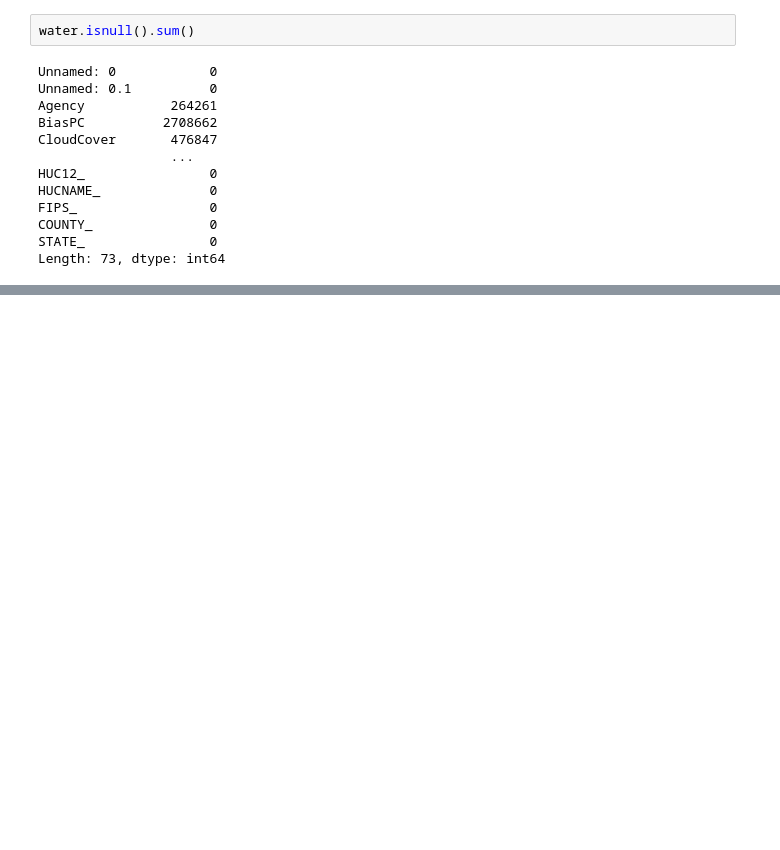
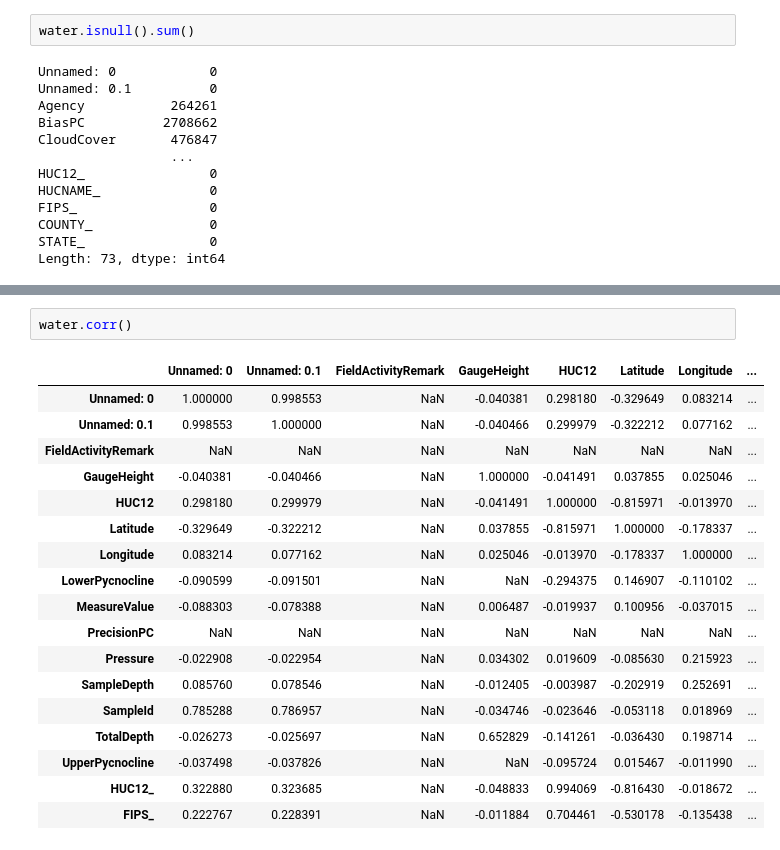
Before and after one commit to Bryan-Lange/Hack-the-Bay-Project, a Jupyter notebook: notebooks/dataload.ipynb, the cells around one changed output, grey strips where cells are left out. Cells and saved outputs as stored; diff of their text form; blank space fills up the shorter version.

```diff
--- a/notebooks/dataload.ipynb
+++ b/notebooks/dataload.ipynb
@@ -47,0 +84,21 @@ Length: 73, dtype: int64
+# %%
+water.corr()
+# %% [output]
+|  | Unnamed: 0 | Unnamed: 0.1 | FieldActivityRemark | GaugeHeight | HUC12 | Latitude | Longitude | ... |
+| Unnamed: 0 | 1.000000 | 0.998553 | NaN | -0.040381 | 0.298180 | -0.329649 | 0.083214 | ... |
+| Unnamed: 0.1 | 0.998553 | 1.000000 | NaN | -0.040466 | 0.299979 | -0.322212 | 0.077162 | ... |
+| FieldActivityRemark | NaN | NaN | NaN | NaN | NaN | NaN | NaN | ... |
+| GaugeHeight | -0.040381 | -0.040466 | NaN | 1.000000 | -0.041491 | 0.037855 | 0.025046 | ... |
+| HUC12 | 0.298180 | 0.299979 | NaN | -0.041491 | 1.000000 | -0.815971 | -0.013970 | ... |
+| Latitude | -0.329649 | -0.322212 | NaN | 0.037855 | -0.815971 | 1.000000 | -0.178337 | ... |
+| Longitude | 0.083214 | 0.077162 | NaN | 0.025046 | -0.013970 | -0.178337 | 1.000000 | ... |
+| LowerPycnocline | -0.090599 | -0.091501 | NaN | NaN | -0.294375 | 0.146907 | -0.110102 | ... |
+| MeasureValue | -0.088303 | -0.078388 | NaN | 0.006487 | -0.019937 | 0.100956 | -0.037015 | ... |
+| PrecisionPC | NaN | NaN | NaN | NaN | NaN | NaN | NaN | ... |
+| Pressure | -0.022908 | -0.022954 | NaN | 0.034302 | 0.019609 | -0.085630 | 0.215923 | ... |
+| SampleDepth | 0.085760 | 0.078546 | NaN | -0.012405 | -0.003987 | -0.202919 | 0.252691 | ... |
+| SampleId | 0.785288 | 0.786957 | NaN | -0.034746 | -0.023646 | -0.053118 | 0.018969 | ... |
+| TotalDepth | -0.026273 | -0.025697 | NaN | 0.652829 | -0.141261 | -0.036430 | 0.198714 | ... |
+| UpperPycnocline | -0.037498 | -0.037826 | NaN | NaN | -0.095724 | 0.015467 | -0.011990 | ... |
+| HUC12_ | 0.322880 | 0.323685 | NaN | -0.048833 | 0.994069 | -0.816430 | -0.018672 | ... |
+| FIPS_ | 0.222767 | 0.228391 | NaN | -0.011884 | 0.704461 | -0.530178 | -0.135438 | ... |
```
Also changed, not shown: parts of 3 cells of this notebook.
